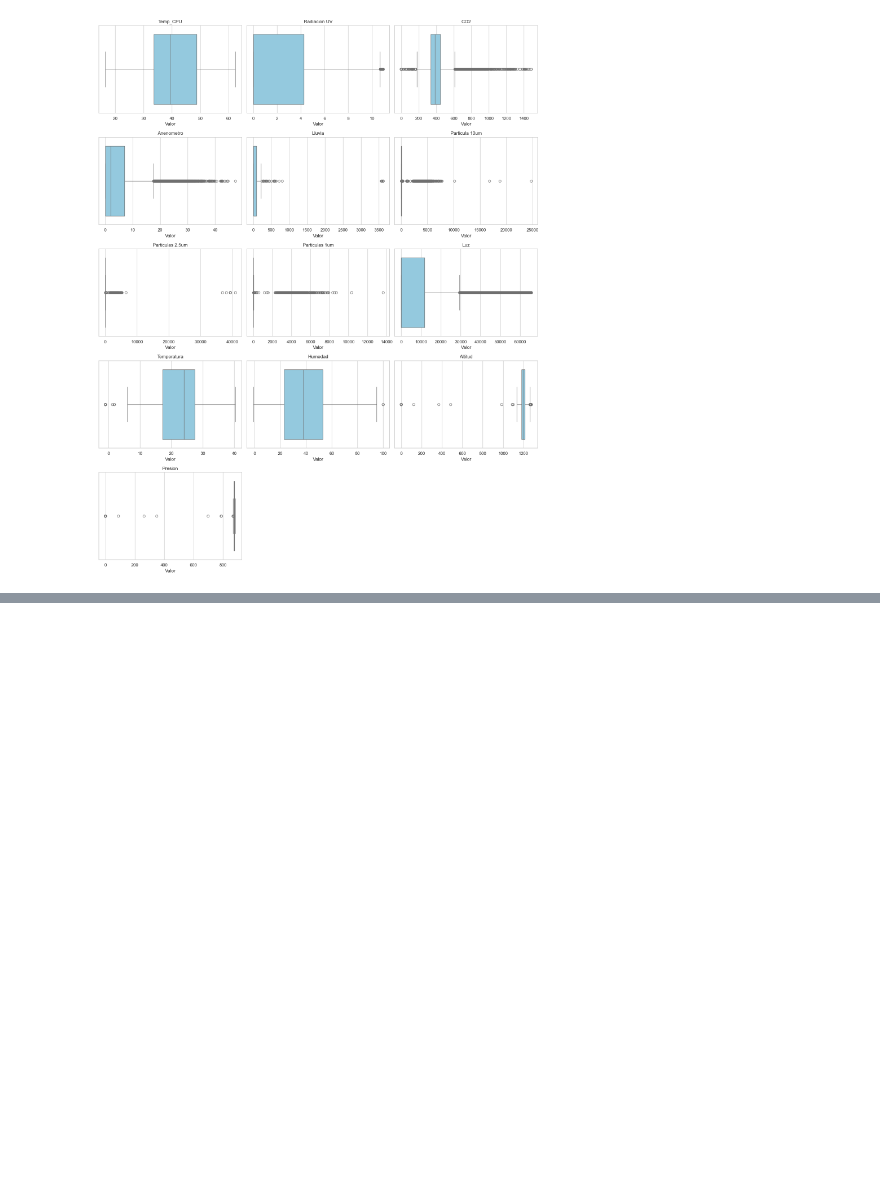
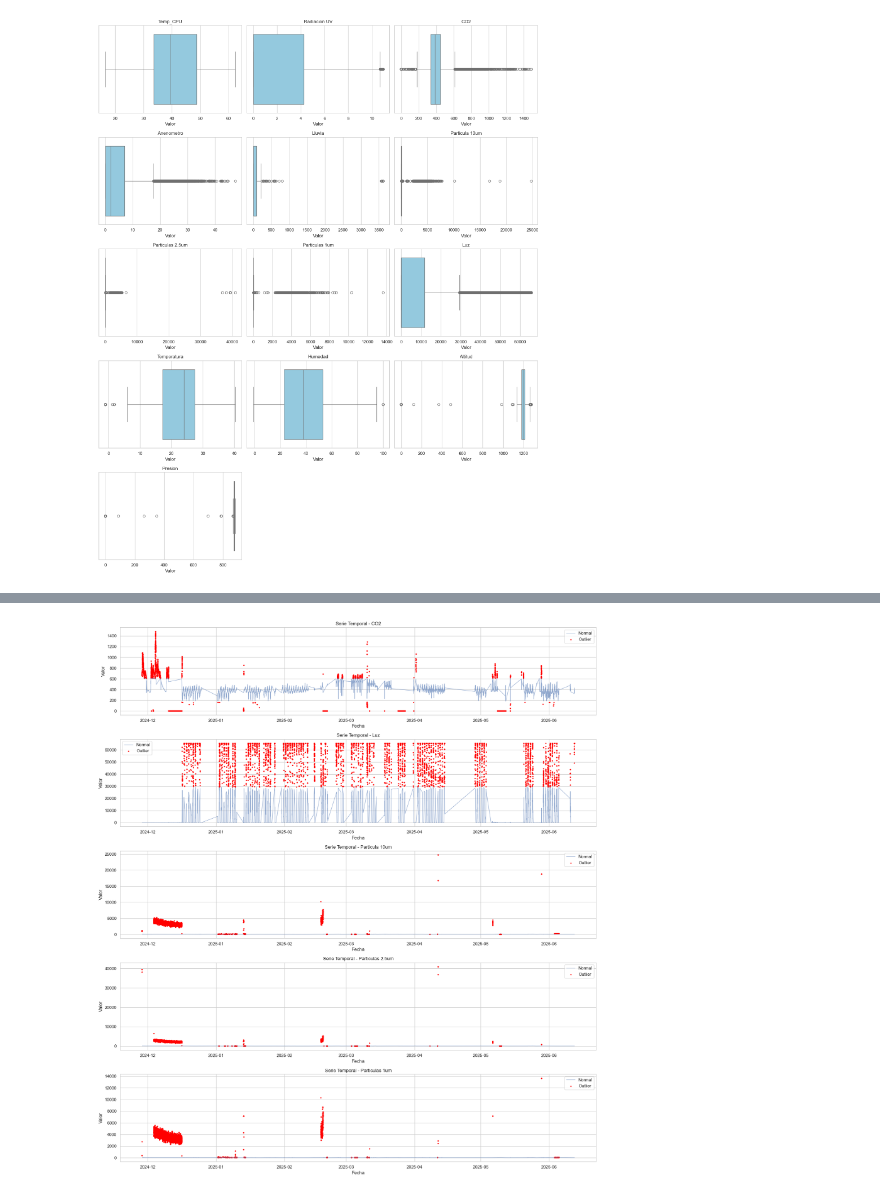
Before and after one commit to JoaquinCar/ScikitLearn_MachineLearning, a Jupyter notebook: estacion1/EDA.ipynb, the cells around one changed output, grey strips where cells are left out. Cells and saved outputs as stored; diff of their text form; code cells hidden in the pictures; blank space fills up the shorter version.

```diff
--- a/estacion1/EDA.ipynb
+++ b/estacion1/EDA.ipynb
@@ -149,0 +238,43 @@ plt.show()
+# %%
+import matplotlib.pyplot as plt
+
+# Diccionario con los límites IQR por sensor
+limites_iqr = {
+    'CO2': (173.8, 611.4),
+    'Luz': (-17629.65, 29382.75),
+    'Particula 10um': (-25.9, 64.5),
+    'Particulas 2.5um': (-22.55, 56.25),
+    'Particulas 1um': (-15.7, 39.5)
+}
+
+# Sensores a graficar
+sensores_outliers = list(limites_iqr.keys())
+
+plt.figure(figsize=(18, 20))
+
+for i, sensor in enumerate(sensores_outliers, 1):
+    plt.subplot(len(sensores_outliers), 1, i)
+    datos = df[df['sensor_name'] == sensor].sort_values("fecha")
+
+    # Límites de IQR
+    lim_inf, lim_sup = limites_iqr[sensor]
+
+    # Separar normales y outliers
+    normales = datos[(datos['sensor_valor'] >= lim_inf) & (datos['sensor_valor'] <= lim_sup)]
+    outliers = datos[(datos['sensor_valor'] < lim_inf) | (datos['sensor_valor'] > lim_sup)]
+
+    # Graficar normales
+    plt.plot(normales['fecha'], normales['sensor_valor'], label='Normal', alpha=0.6, linewidth=1)
+
+    # Graficar outliers
+    plt.scatter(outliers['fecha'], outliers['sensor_valor'], color='red', label='Outlier', s=5)
+
+    plt.title(f"Serie Temporal - {sensor}")
+    plt.ylabel("Valor")
+    plt.xlabel("Fecha")
+    plt.legend()
+    plt.tight_layout()
+
+plt.show()
+# %% [output]
+[figure, added]
```
Also changed, not shown: parts of 7 cells of this notebook.
